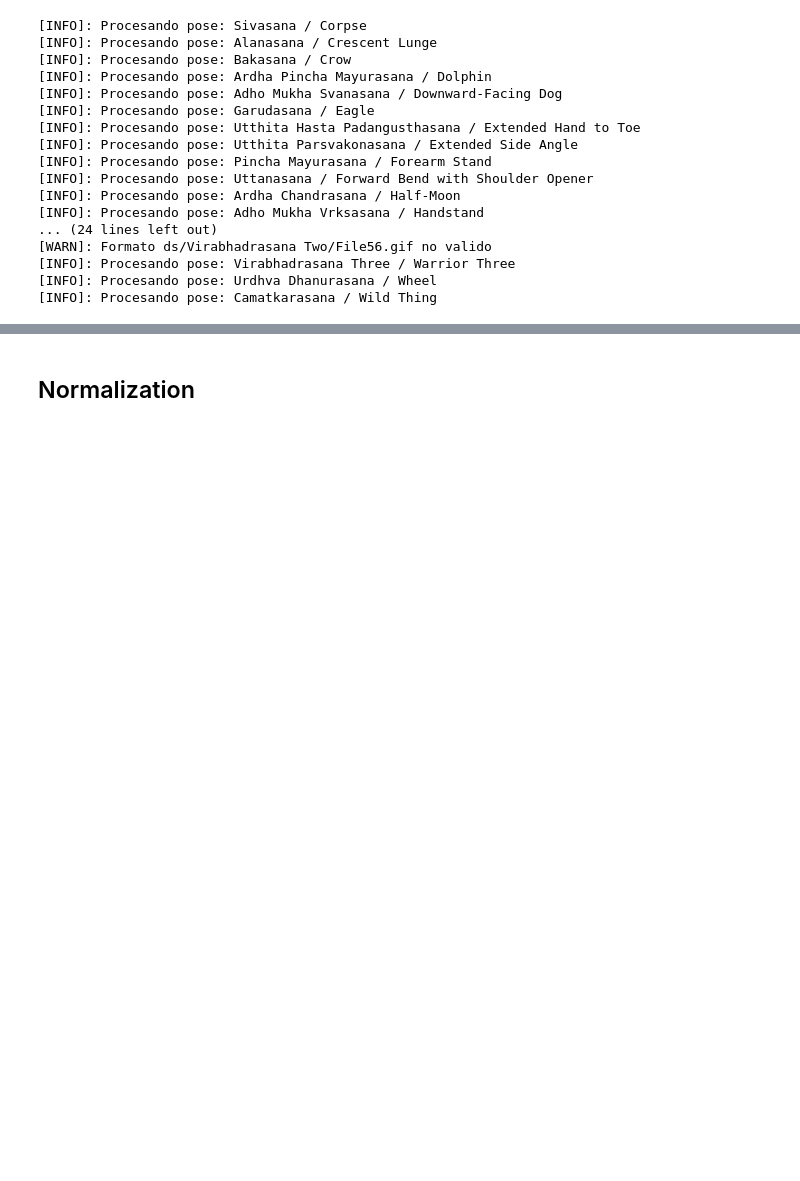
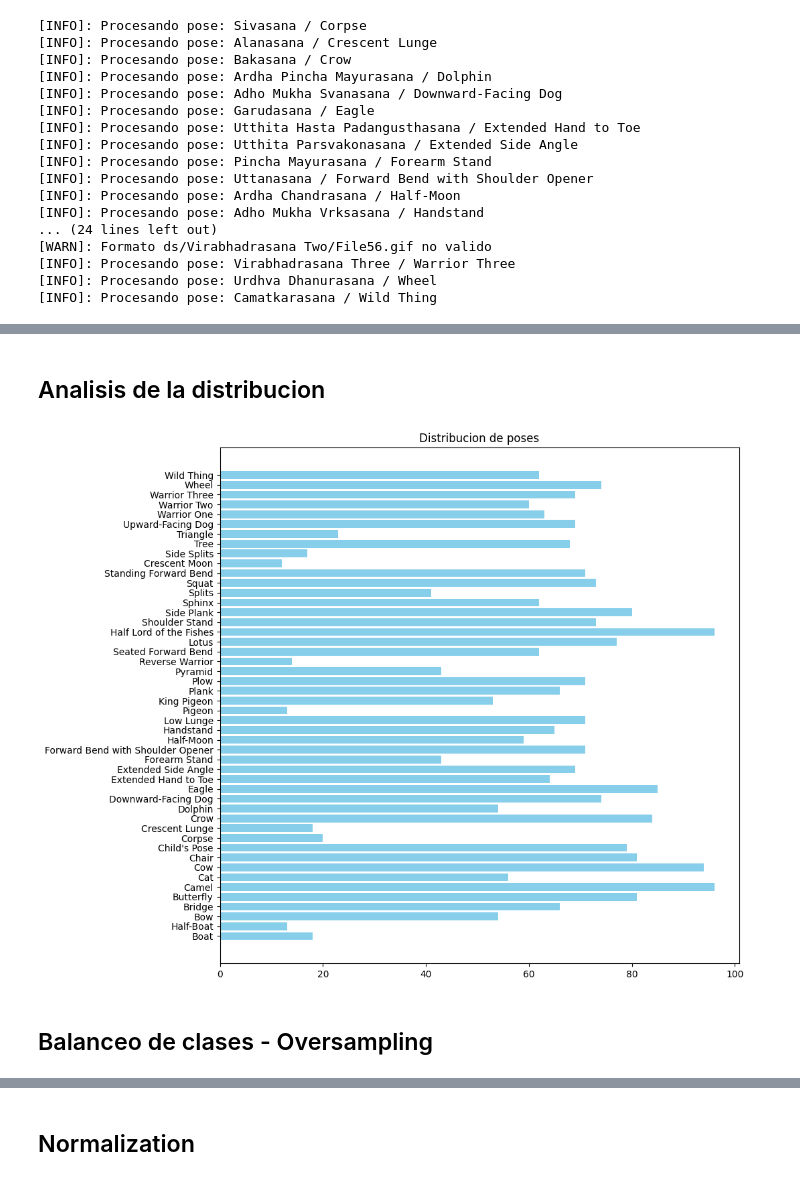
Before and after one commit to EmaSuriano/deep-learning-group-7, a Jupyter notebook: base.ipynb, the cells around one changed output, grey strips where cells are left out. Saved outputs shown, nothing was run; the diff lists cells and outputs as text; code cells hidden in the pictures; blank space fills up the shorter version.

```diff
--- a/base.ipynb
+++ b/base.ipynb
@@ -160,0 +186,13 @@ y = np.array(y)
+# %% [markdown]
+## Analisis de la distribucion
+# %%
+y_counts = np.bincount(y)
+
+plt.figure(figsize=(10, 10))
+plt.barh(labelNames.values(), y_counts, color="skyblue")
+plt.title("Distribucion de poses")
+plt.show()
+# %% [output]
+[figure, added]
+# %% [markdown]
+## Balanceo de clases - Oversampling
```
Also changed, not shown: parts of 15 cells of this notebook, 1 other file.
